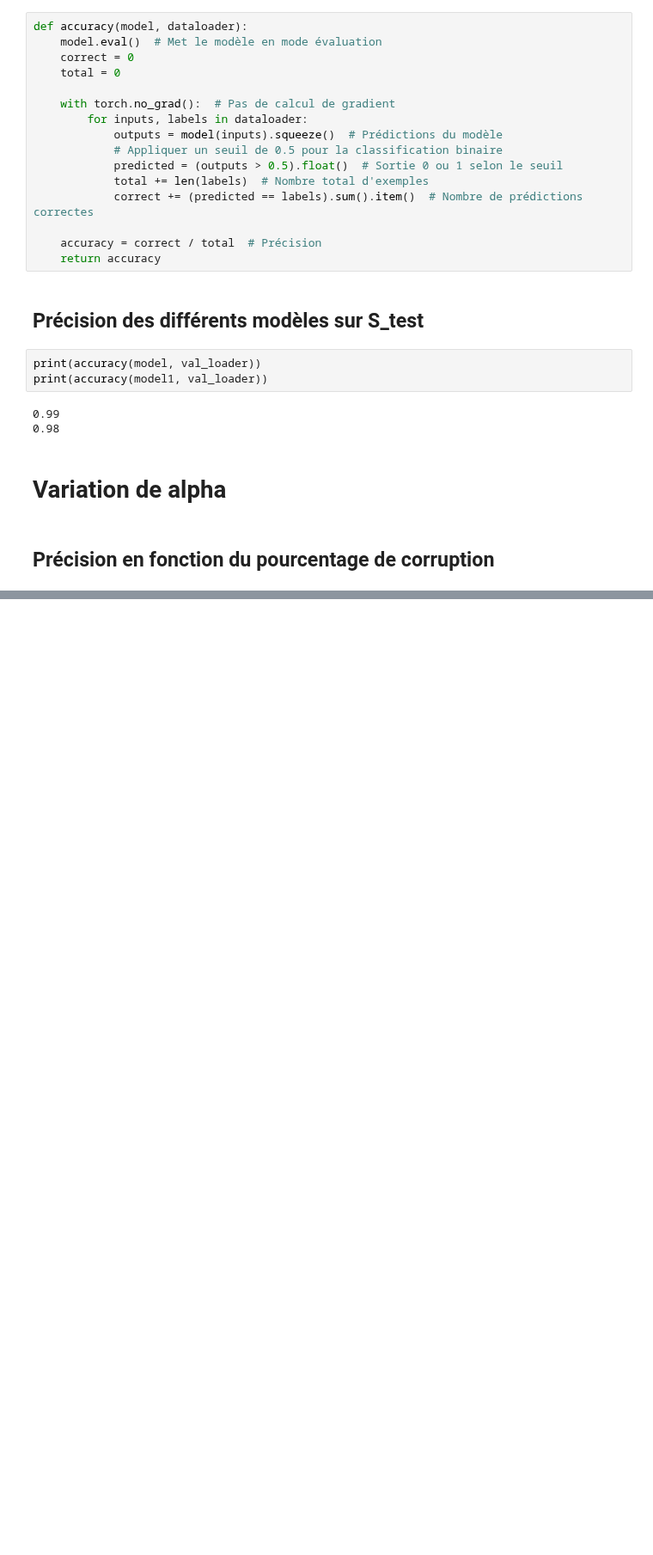
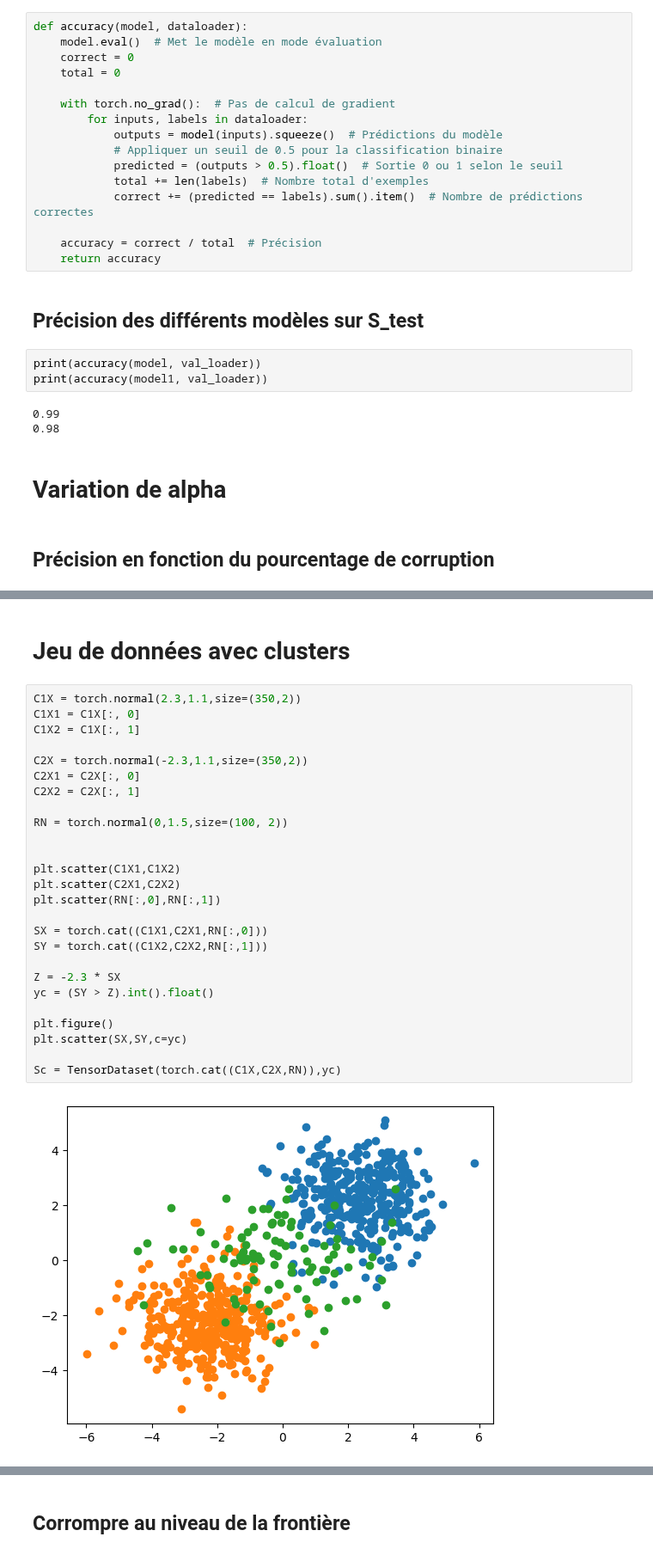
Before and after one commit to AI-Safety-X2023/playground, a Jupyter notebook: implementations/projects/poisoning/logistic_regression.ipynb, the cells around one changed output, grey strips where cells are left out. Shown at 86% size. Saved outputs shown, nothing was run; the diff lists cells and outputs as text; blank space fills up the shorter version.

Commit message:
Reglog clusters

```diff
--- a/implementations/projects/poisoning/logistic_regression.ipynb
+++ b/implementations/projects/poisoning/logistic_regression.ipynb
@@ -255,0 +256,30 @@ plt.plot(np.linspace(0, 1, 10), acc)
+# %% [markdown]
+# Jeu de données avec clusters
+# %%
+C1X = torch.normal(2.3,1.1,size=(350,2))
+C1X1 = C1X[:, 0]
+C1X2 = C1X[:, 1]
+
+C2X = torch.normal(-2.3,1.1,size=(350,2))
+C2X1 = C2X[:, 0]
+C2X2 = C2X[:, 1]
+
+RN = torch.normal(0,1.5,size=(100, 2))
+
+
+plt.scatter(C1X1,C1X2)
+plt.scatter(C2X1,C2X2)
+plt.scatter(RN[:,0],RN[:,1])
+
+SX = torch.cat((C1X1,C2X1,RN[:,0]))
+SY = torch.cat((C1X2,C2X2,RN[:,1]))
+
+Z = -2.3 * SX
+yc = (SY > Z).int().float()
+
+plt.figure()
+plt.scatter(SX,SY,c=yc)
+
+Sc = TensorDataset(torch.cat((C1X,C2X,RN)),yc)
+# %% [output]
+[figure, added]
@@ -255,0 +287,2 @@ plt.plot(np.linspace(0, 1, 10), acc)
+# %% [markdown]
+## Corrompre au niveau de la frontière
```
Also changed, not shown: parts of 6 cells of this notebook.
